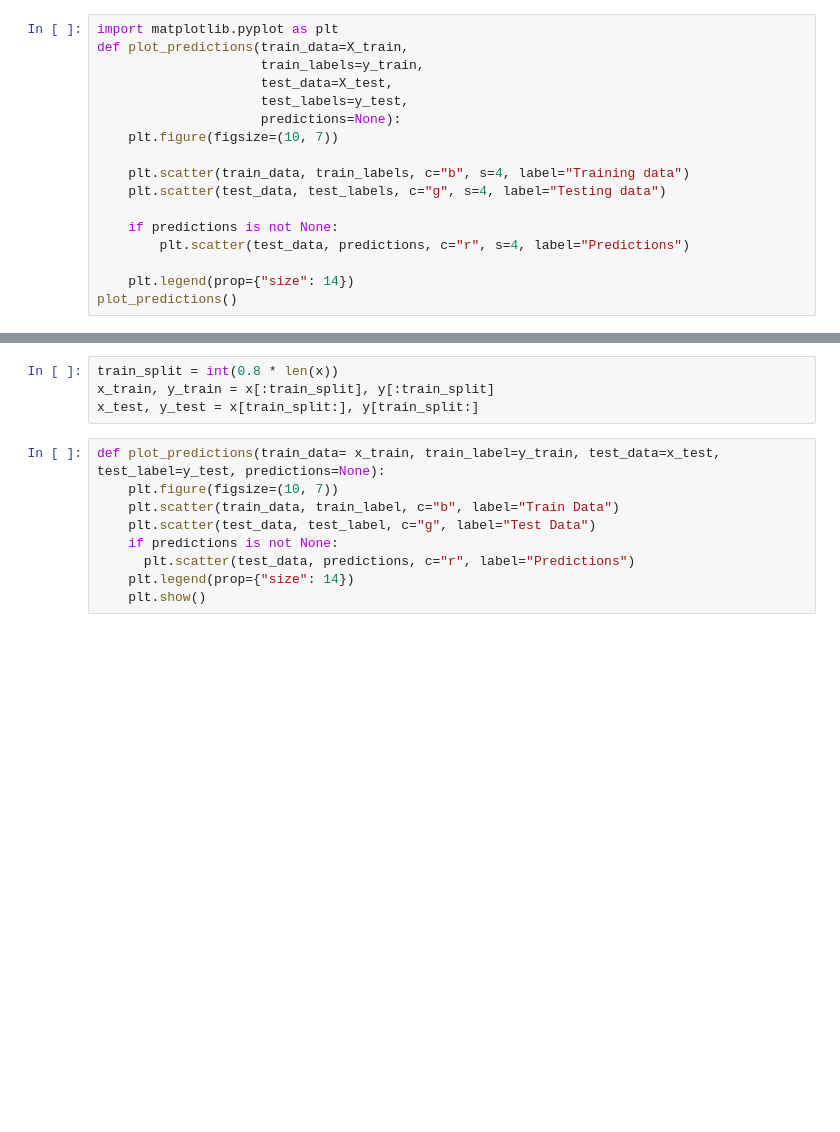
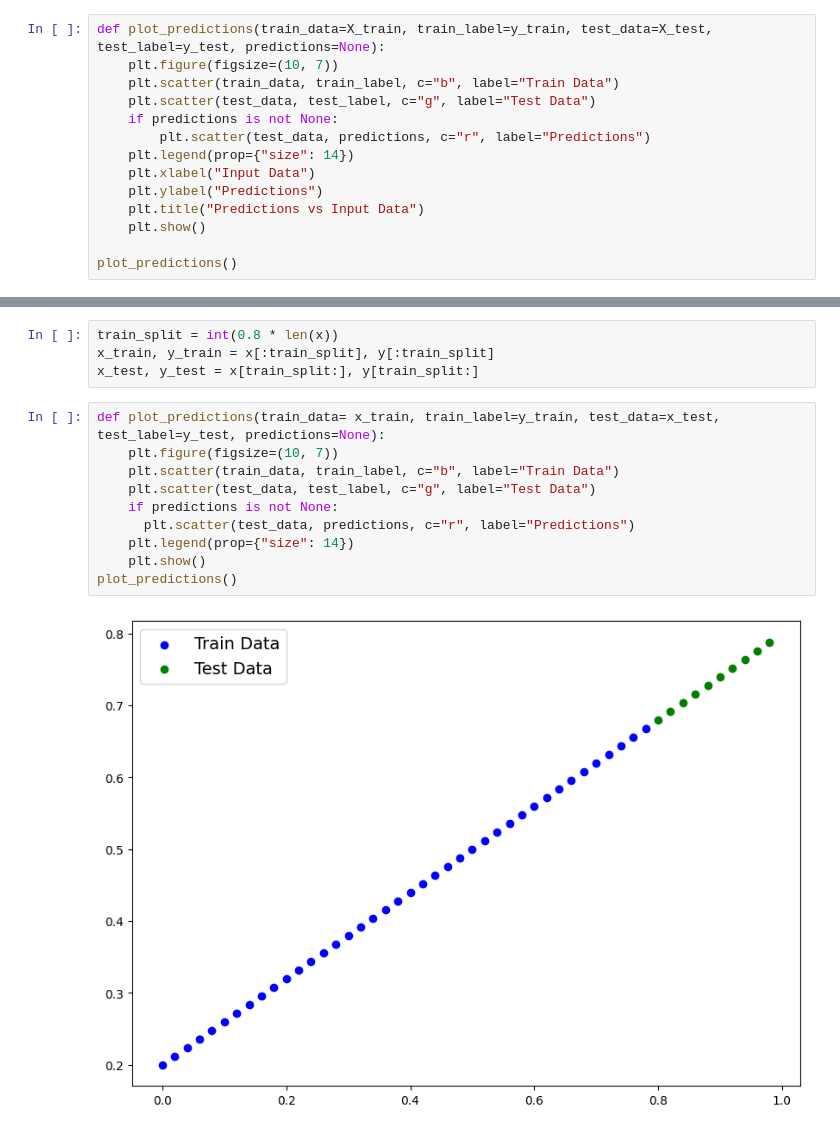
Before and after one commit to animeqvin/Linear-Regression_PyTorch, a Jupyter notebook: lets_code.ipynb, the cells around one changed output, grey strips where cells are left out. Cells and saved outputs as stored; diff of their text form; blank space fills up the shorter version.

```diff
--- a/lets_code.ipynb
+++ b/lets_code.ipynb
@@ -45,20 +45,17 @@ X[:10], y[:10]
 # %% [output]
 (40, 40, 10, 10)
 # %%
-import matplotlib.pyplot as plt
-def plot_predictions(train_data=X_train,
-                     train_labels=y_train,
-                     test_data=X_test,
-                     test_labels=y_test,
-                     predictions=None):
+def plot_predictions(train_data=X_train, train_label=y_train, test_data=X_test, test_label=y_test, predictions=None):
     plt.figure(figsize=(10, 7))
+    plt.scatter(train_data, train_label, c="b", label="Train Data")
+    plt.scatter(test_data, test_label, c="g", label="Test Data")
+    if predictions is not None:
+        plt.scatter(test_data, predictions, c="r", label="Predictions")
+    plt.legend(prop={"size": 14})
+    plt.xlabel("Input Data")
+    plt.ylabel("Predictions")
+    plt.title("Predictions vs Input Data")
+    plt.show()
 
-    plt.scatter(train_data, train_labels, c="b", s=4, label="Training data")
-    plt.scatter(test_data, test_labels, c="g", s=4, label="Testing data")
-
-    if predictions is not None:
-        plt.scatter(test_data, predictions, c="r", s=4, label="Predictions")
-
-    plt.legend(prop={"size": 14})
 plot_predictions()
 # %% [output]
@@ -403,12 +383,15 @@ x_test, y_test = x[train_split:], y[train_split:]
 # %%
 def plot_predictions(train_data= x_train, train_label=y_train, test_data=x_test, test_label=y_test, predictions=None):
     plt.figure(figsize=(10, 7))
     plt.scatter(train_data, train_label, c="b", label="Train Data")
     plt.scatter(test_data, test_label, c="g", label="Test Data")
     if predictions is not None:
       plt.scatter(test_data, predictions, c="r", label="Predictions")
     plt.legend(prop={"size": 14})
     plt.show()
+plot_predictions()
+# %% [output]
+[figure, added]
 # %%
 model.to(device)
 next(model.parameters()).device
```
Also changed, not shown: parts of 18 cells of this notebook.
